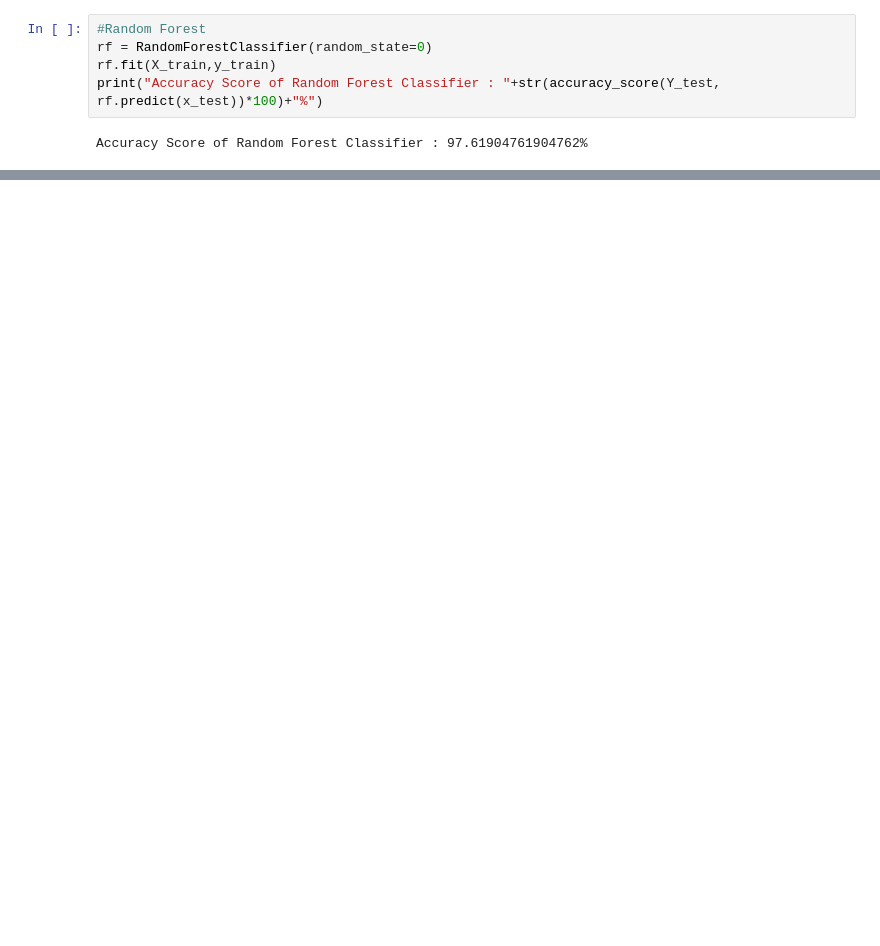
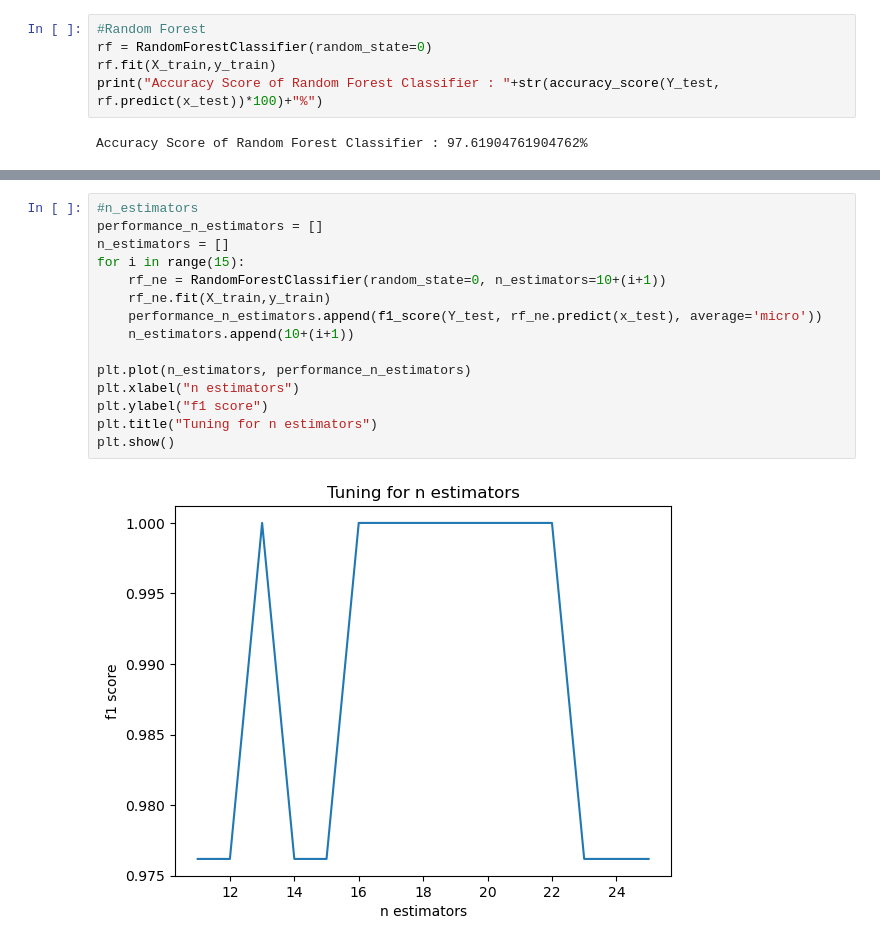
Before and after one commit to Abhijna-Raghavendra/MA-204-SML_Project, a Jupyter notebook: main.ipynb, the cells around one changed output, grey strips where cells are left out. Saved outputs shown, nothing was run; the diff lists cells and outputs as text; blank space fills up the shorter version.

```diff
--- a/main.ipynb
+++ b/main.ipynb
@@ -96,0 +139,17 @@ Accuracy Score of Random Forest Classifier : 97.61904761904762%
+# %%
+#n_estimators
+performance_n_estimators = []
+n_estimators = []
+for i in range(15):
+    rf_ne = RandomForestClassifier(random_state=0, n_estimators=10+(i+1))
+    rf_ne.fit(X_train,y_train)
+    performance_n_estimators.append(f1_score(Y_test, rf_ne.predict(x_test), average='micro'))
+    n_estimators.append(10+(i+1))
+
+plt.plot(n_estimators, performance_n_estimators)
+plt.xlabel("n estimators")
+plt.ylabel("f1 score")
+plt.title("Tuning for n estimators")
+plt.show()
+# %% [output]
+[figure, added]
```
Also changed, not shown: parts of 10 cells of this notebook.
